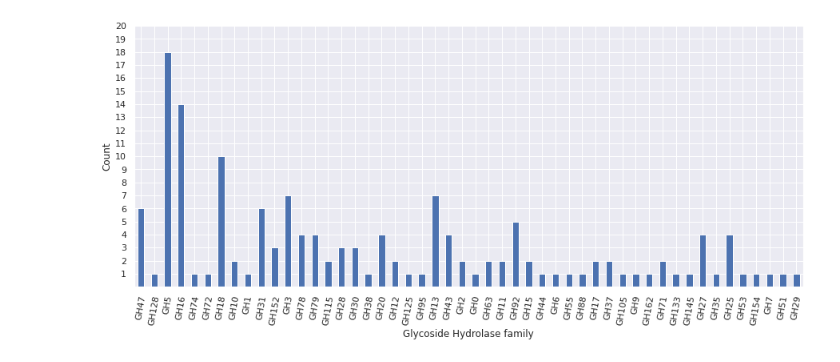
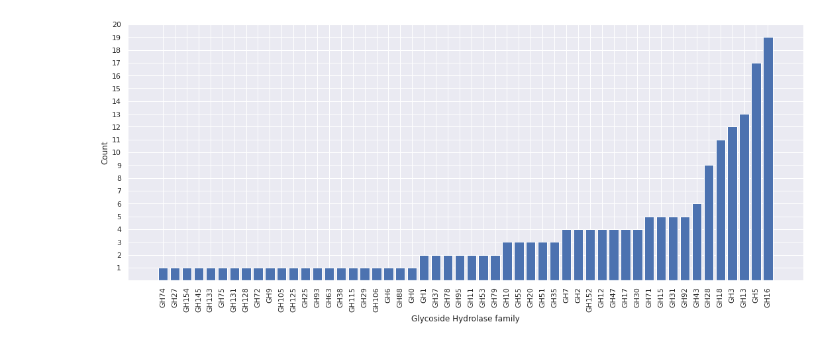
Before and after one commit to Jearce/milky-white-mushroom, a Jupyter notebook: notebooks/Cazymes.ipynb, the cells around one changed output. Saved outputs shown, nothing was run; the diff lists cells and outputs as text; code cells hidden in the pictures.

Commit message:
updated Cazymes notebook for graphing GH enzymes

```diff
--- a/notebooks/Cazymes.ipynb
+++ b/notebooks/Cazymes.ipynb
@@ -8,7 +8,7 @@ sns.set(color_codes=True)
 sns.set(font_scale=True)
 sns.set_color_codes()
 # %%
-df = pd.read_csv("../../milky_white_mushroom/results/cazymes/button/filtered_hits.tsv",delimiter="\t")
+df = pd.read_csv("../../milky_white_mushroom/results/cazymes/shiitake/filtered_hits.tsv",delimiter="\t")
 # %%
 df
 # %% [output]
@@ -97,13 +117,20 @@ sum(value for value in cazyme_count.values())
 # %%
 figure,axes = plt.subplots(nrows=1,ncols=1,figsize=(15,6))
 
-s = pd.Series(family_count["GH"])
-s.plot(ax=axes,kind="bar")
+
+labels_sorted = sorted(list(family_count['GH'].items()),key=lambda pair: pair[1])
+labels,counts = list(zip(*labels_sorted))
+
+axes.bar(list(range(len(labels))),counts,tick_label=labels)
+plt.tight_layout()
+
+#s = pd.Series(family_count["GH"])
+#s.plot(ax=axes,kind="bar")
 plt.ylabel("Count")
 plt.xlabel("Glycoside Hydrolase family")
 plt.yticks(range(1,21))
-plt.xticks(rotation=80)
+plt.xticks(rotation=90)
 plt.savefig('GH-Counts.png',bbox_inches="tight")
 plt.show()
 # %% [output]
-[figure, old version]
+[figure, new version]
```
Also changed, not shown: parts of 5 cells of this notebook.
